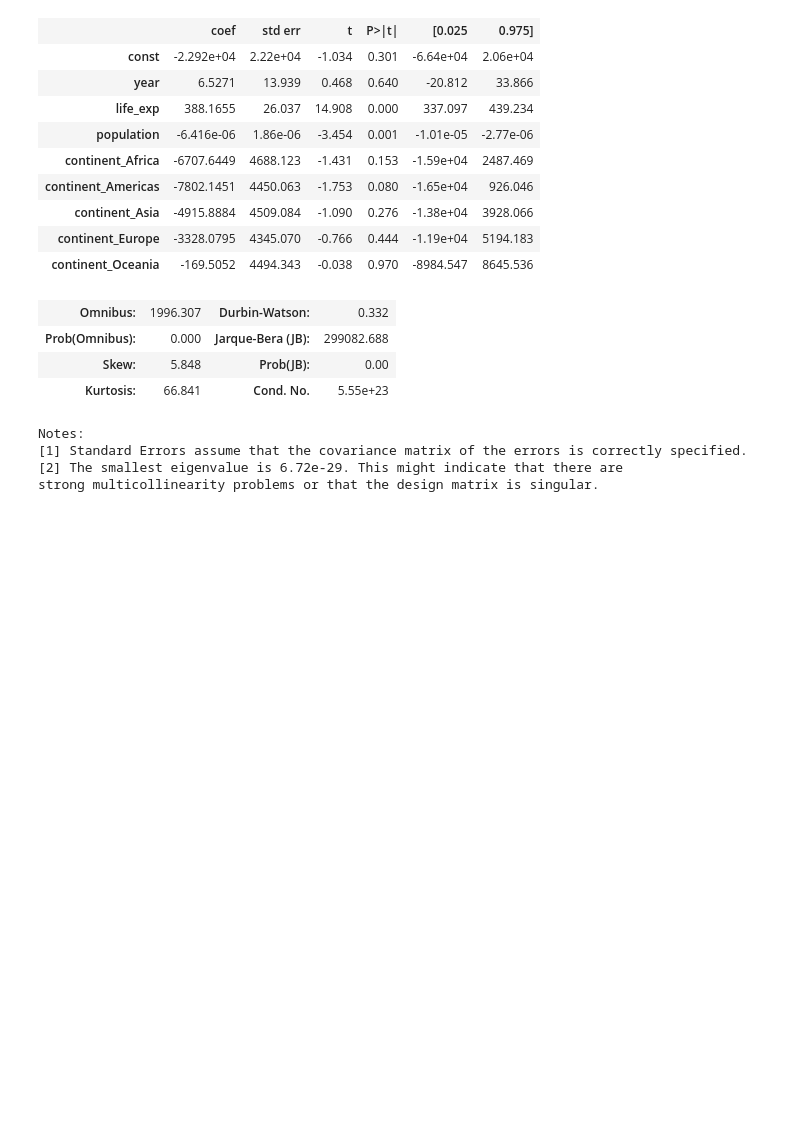
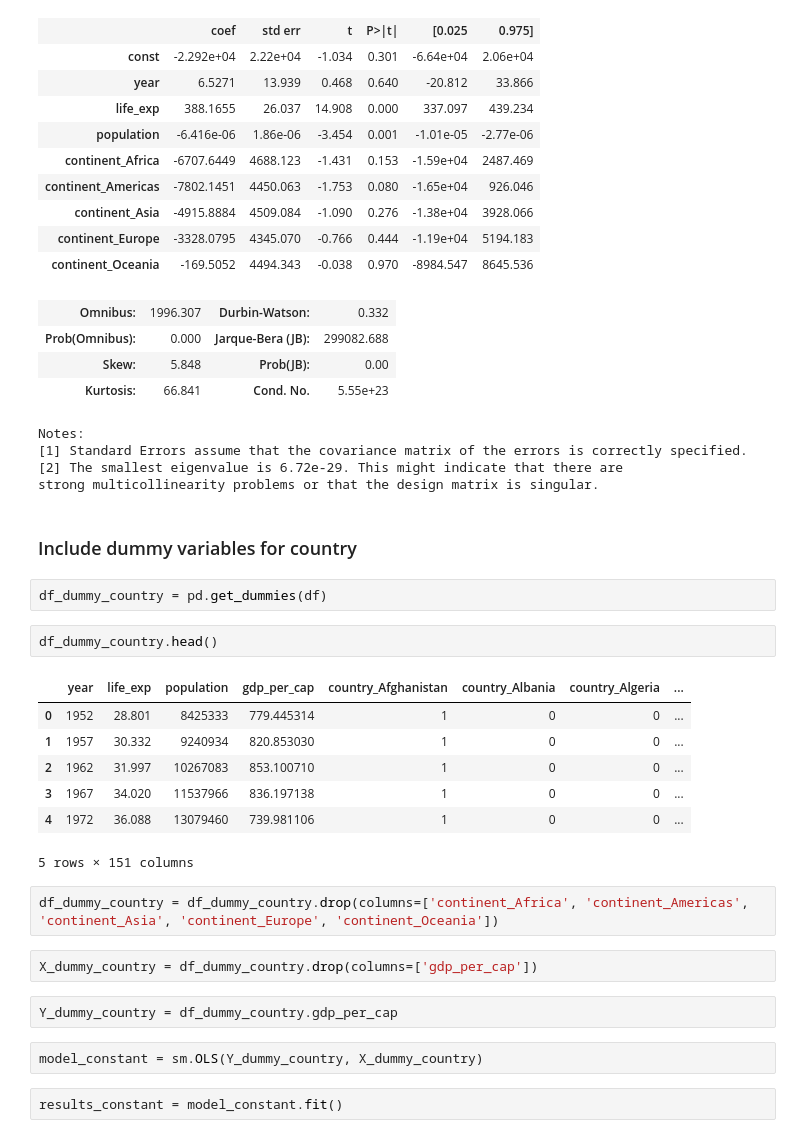
Before and after one commit to annesteinbach/supervised_learning_implementation, a Jupyter notebook: linear_regression.ipynb, the cells around one changed output. Drawn from its saved outputs; the diff is of its cells as text; blank space fills up the shorter version.

```diff
--- a/linear_regression.ipynb
+++ b/linear_regression.ipynb
@@ -238,3 +238,27 @@ Notes:
 [1] Standard Errors assume that the covariance matrix of the errors is correctly specified.
 [2] The smallest eigenvalue is 6.72e-29. This might indicate that there are
 strong multicollinearity problems or that the design matrix is singular.
+# %% [markdown]
+### Include dummy variables for country
+# %%
+df_dummy_country = pd.get_dummies(df)
+# %%
+df_dummy_country.head()
+# %% [output]
+|  | year | life_exp | population | gdp_per_cap | country_Afghanistan | country_Albania | country_Algeria | ... |
+| 0 | 1952 | 28.801 | 8425333 | 779.445314 | 1 | 0 | 0 | ... |
+| 1 | 1957 | 30.332 | 9240934 | 820.853030 | 1 | 0 | 0 | ... |
+| 2 | 1962 | 31.997 | 10267083 | 853.100710 | 1 | 0 | 0 | ... |
+| 3 | 1967 | 34.020 | 11537966 | 836.197138 | 1 | 0 | 0 | ... |
+| 4 | 1972 | 36.088 | 13079460 | 739.981106 | 1 | 0 | 0 | ... |
+5 rows × 151 columns
+# %%
+df_dummy_country = df_dummy_country.drop(columns=['continent_Africa', 'continent_Americas', 'continent_Asia', 'continent_Europe', 'continent_Oceania'])
+# %%
+X_dummy_country = df_dummy_country.drop(columns=['gdp_per_cap'])
+# %%
+Y_dummy_country = df_dummy_country.gdp_per_cap
+# %%
+model_constant = sm.OLS(Y_dummy_country, X_dummy_country)
+# %%
+results_constant = model_constant.fit()
```
Also changed, not shown: parts of 2 cells of this notebook.
